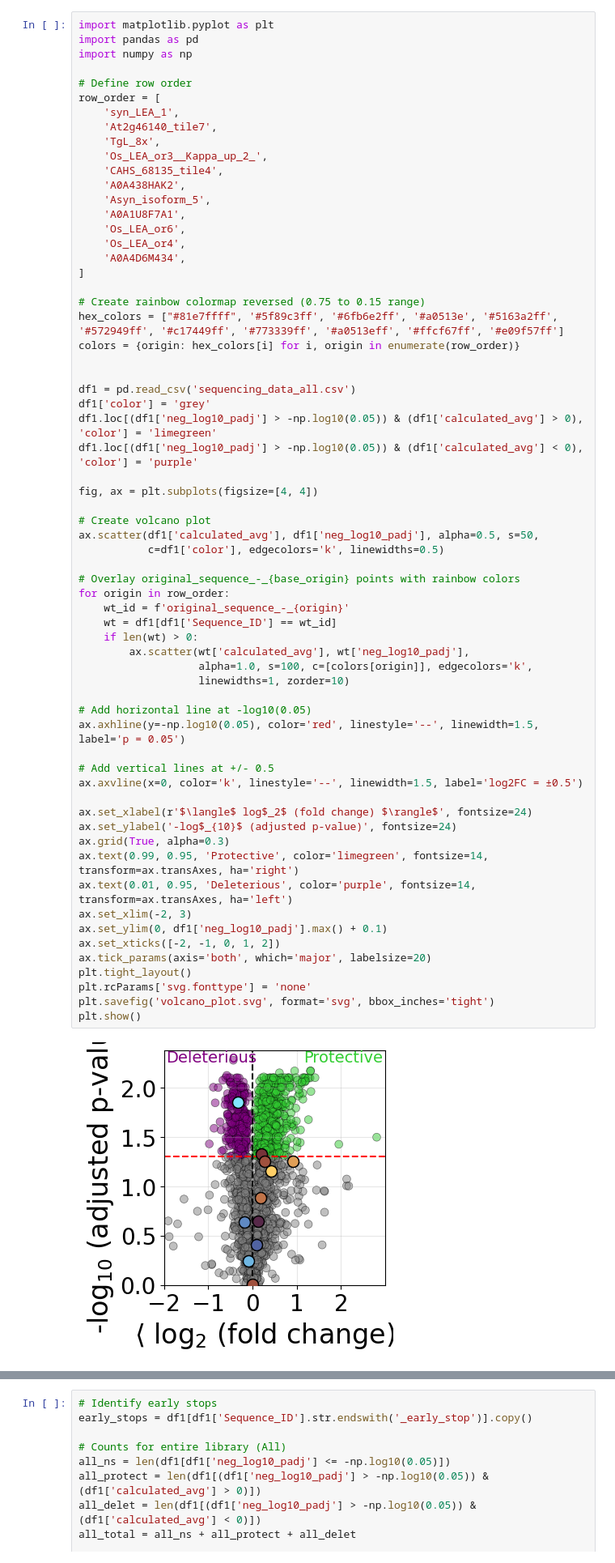
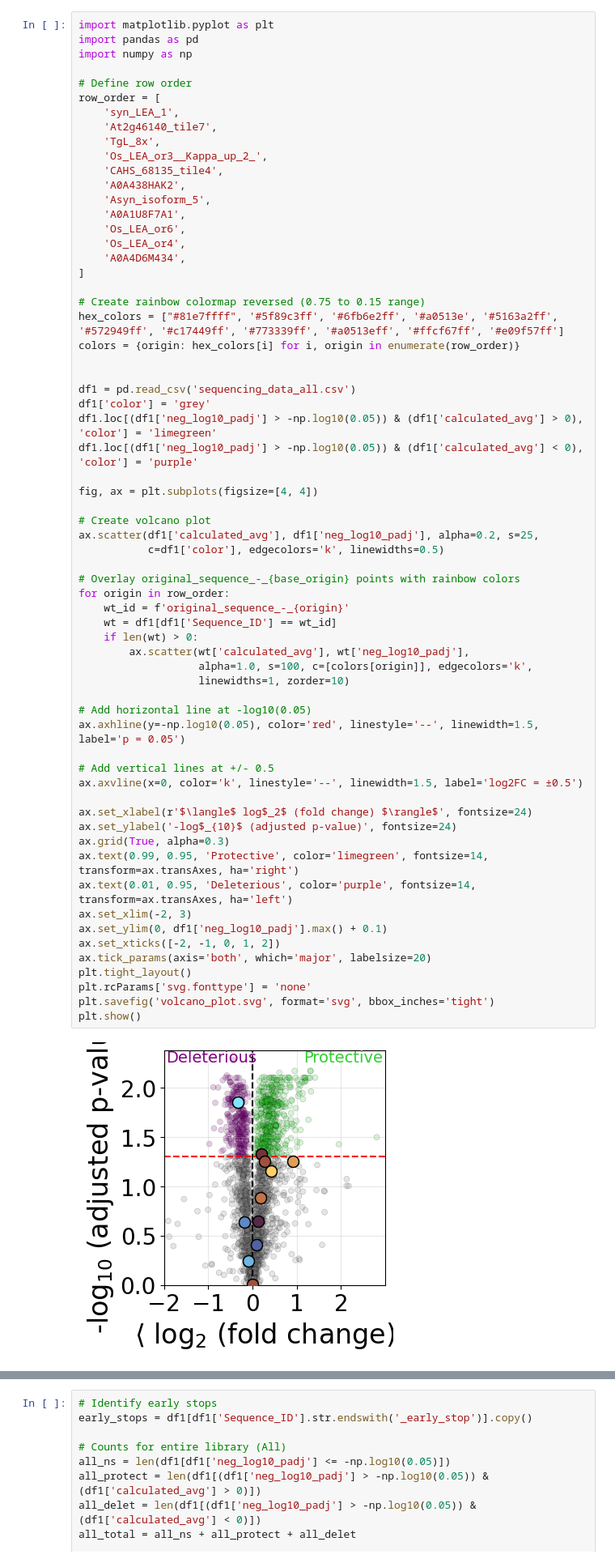
Before and after one commit to sukeniklab/GOOSE_2026, a Jupyter notebook: Sequencing/volcano_fig.ipynb, the cells around one changed output, grey strips where cells are left out. Shown at 81% size. Saved outputs shown, nothing was run; the diff lists cells and outputs as text.

```diff
--- a/Sequencing/volcano_fig.ipynb
+++ b/Sequencing/volcano_fig.ipynb
@@ -31,39 +31,39 @@ df1.loc[(df1['neg_log10_padj'] > -np.log10(0.05)) & (df1['calculated_avg'] < 0),
 fig, ax = plt.subplots(figsize=[4, 4])
 
 # Create volcano plot
-ax.scatter(df1['calculated_avg'], df1['neg_log10_padj'], alpha=0.5, s=50,
+ax.scatter(df1['calculated_avg'], df1['neg_log10_padj'], alpha=0.2, s=25,
            c=df1['color'], edgecolors='k', linewidths=0.5)
 
 # Overlay original_sequence_-_{base_origin} points with rainbow colors
 for origin in row_order:
     wt_id = f'original_sequence_-_{origin}'
     wt = df1[df1['Sequence_ID'] == wt_id]
     if len(wt) > 0:
         ax.scatter(wt['calculated_avg'], wt['neg_log10_padj'],
                    alpha=1.0, s=100, c=[colors[origin]], edgecolors='k',
                    linewidths=1, zorder=10)
 
 # Add horizontal line at -log10(0.05)
 ax.axhline(y=-np.log10(0.05), color='red', linestyle='--', linewidth=1.5, label='p = 0.05')
 
 # Add vertical lines at +/- 0.5
 ax.axvline(x=0, color='k', linestyle='--', linewidth=1.5, label='log2FC = ±0.5')
 
 ax.set_xlabel(r'$\langle$ log$_2$ (fold change) $\rangle$', fontsize=24)
 ax.set_ylabel('-log$_{10}$ (adjusted p-value)', fontsize=24)
 ax.grid(True, alpha=0.3)
 ax.text(0.99, 0.95, 'Protective', color='limegreen', fontsize=14, transform=ax.transAxes, ha='right')
 ax.text(0.01, 0.95, 'Deleterious', color='purple', fontsize=14, transform=ax.transAxes, ha='left')
 ax.set_xlim(-2, 3)
 ax.set_ylim(0, df1['neg_log10_padj'].max() + 0.1)
 ax.set_xticks([-2, -1, 0, 1, 2])
 ax.tick_params(axis='both', which='major', labelsize=20)
 plt.tight_layout()
 plt.rcParams['svg.fonttype'] = 'none'
 plt.savefig('volcano_plot.svg', format='svg', bbox_inches='tight')
 plt.show()
 # %% [output]
-[figure, old version]
+[figure, new version]
 # %%
 import matplotlib.pyplot as plt
 import pandas as pd
```
Also changed, not shown: parts of 2 cells of this notebook, 51 other files.
